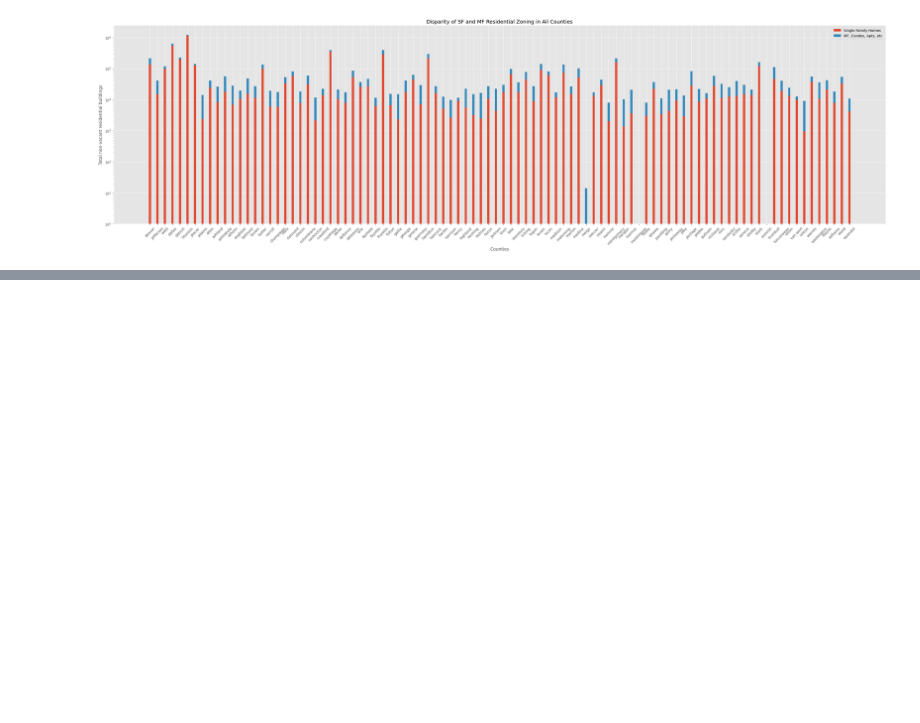
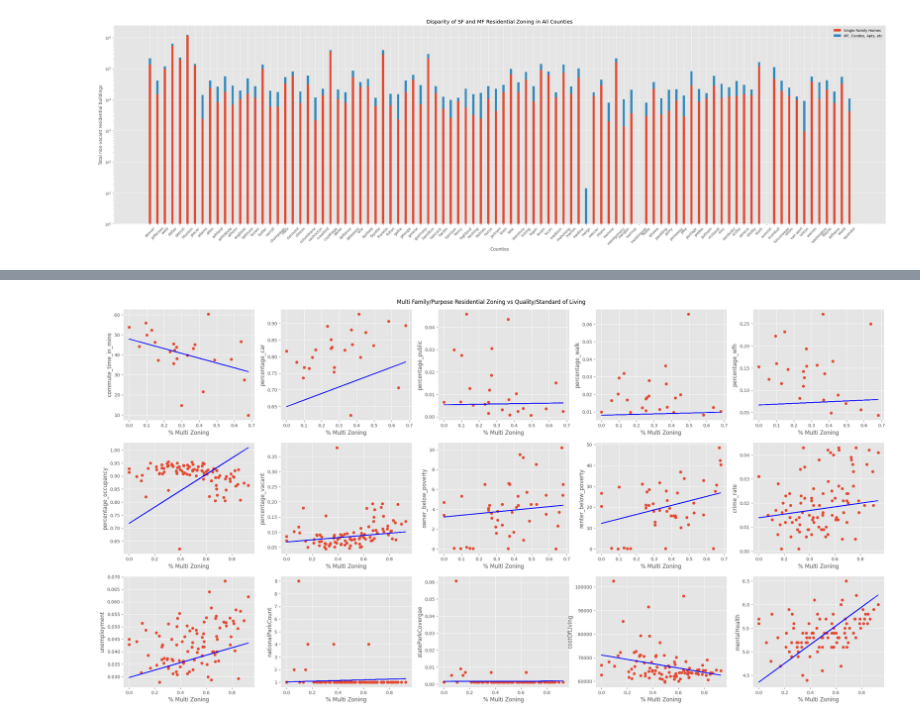
Before and after one commit to ashsProjects/Distributed_Analytics_of_US_Residential_Zoning, a Jupyter notebook: analysis.ipynb, the cells around one changed output, grey strips where cells are left out. Cells and saved outputs as stored; diff of their text form; code cells hidden in the pictures; blank space fills up the shorter version.

```diff
--- a/analysis.ipynb
+++ b/analysis.ipynb
@@ -162,0 +223,26 @@ plt.subplots_adjust(left=0.0, right=1.0)
+# %%
+#finding correlation between percentage of multi residential and features
+plt.figure(figsize=(30, 15))
+for i in range(7, 22):
+    plt.subplot(3, 5, i-6)
+
+    if i == 16:
+        x = all_values[5].astype('float64')
+        y = [int(val.split('/')[0]) / int(val.split('/')[1]) for val in all_values[i]]
+        plt.scatter(x, y)
+    else:
+        mask = (all_values[i].astype('float64') == 0)
+        x = all_values[6][~mask].astype('float64')
+        y = all_values[i][~mask].astype('float64')
+        plt.scatter(x, y)
+
+    sgd_reg = SGDRegressor(max_iter=3000, tol=1e-3)
+    sgd_reg.fit(x.reshape(-1, 1), y)
+    y_pred = sgd_reg.predict(x.reshape(-1, 1))
+    plt.plot(x, y_pred, color='blue')
+
+    plt.xlabel('% Multi Zoning')
+    plt.ylabel(headers[i])
+    plt.suptitle('Multi Family/Purpose Residential Zoning vs Quality/Standard of Living', y=0.9)
+# %% [output]
+[figure, added]
```
Also changed, not shown: parts of 9 cells of this notebook.
